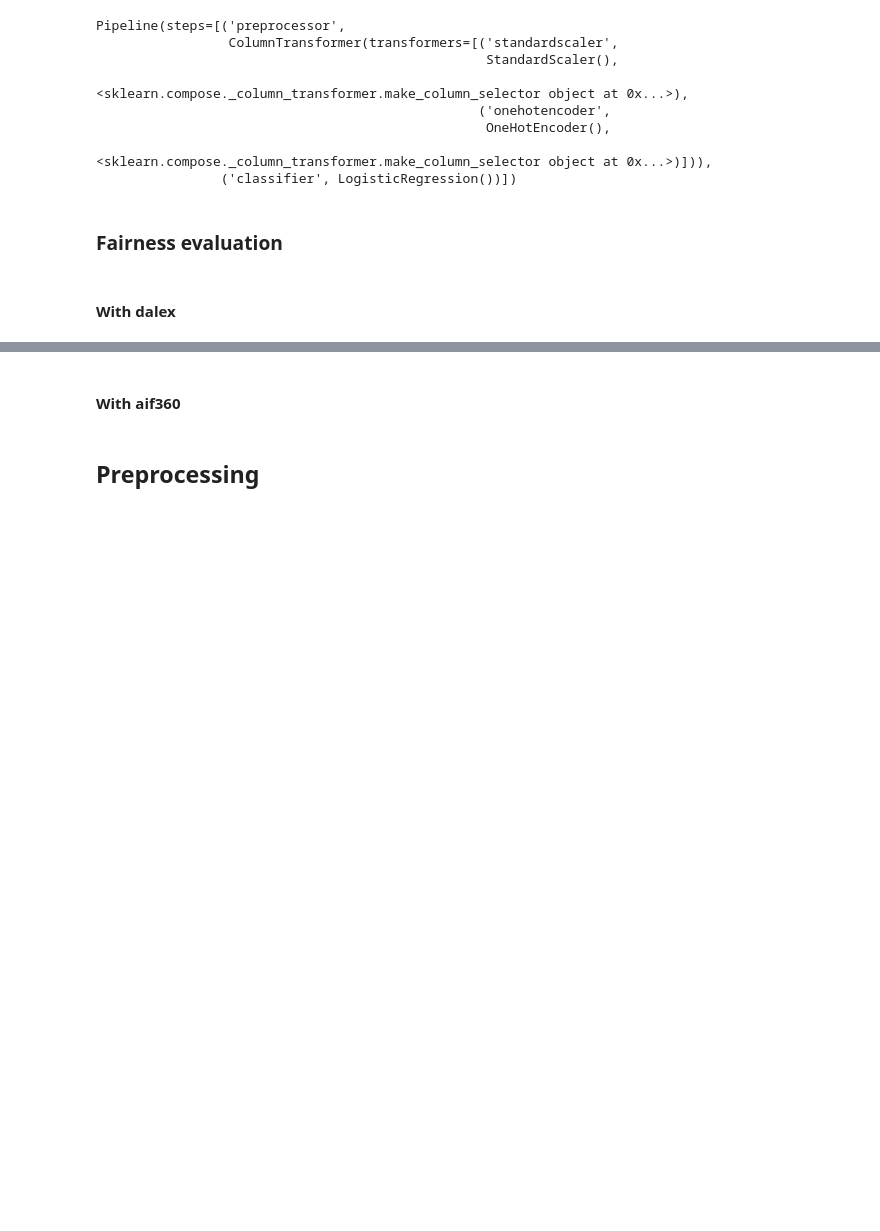
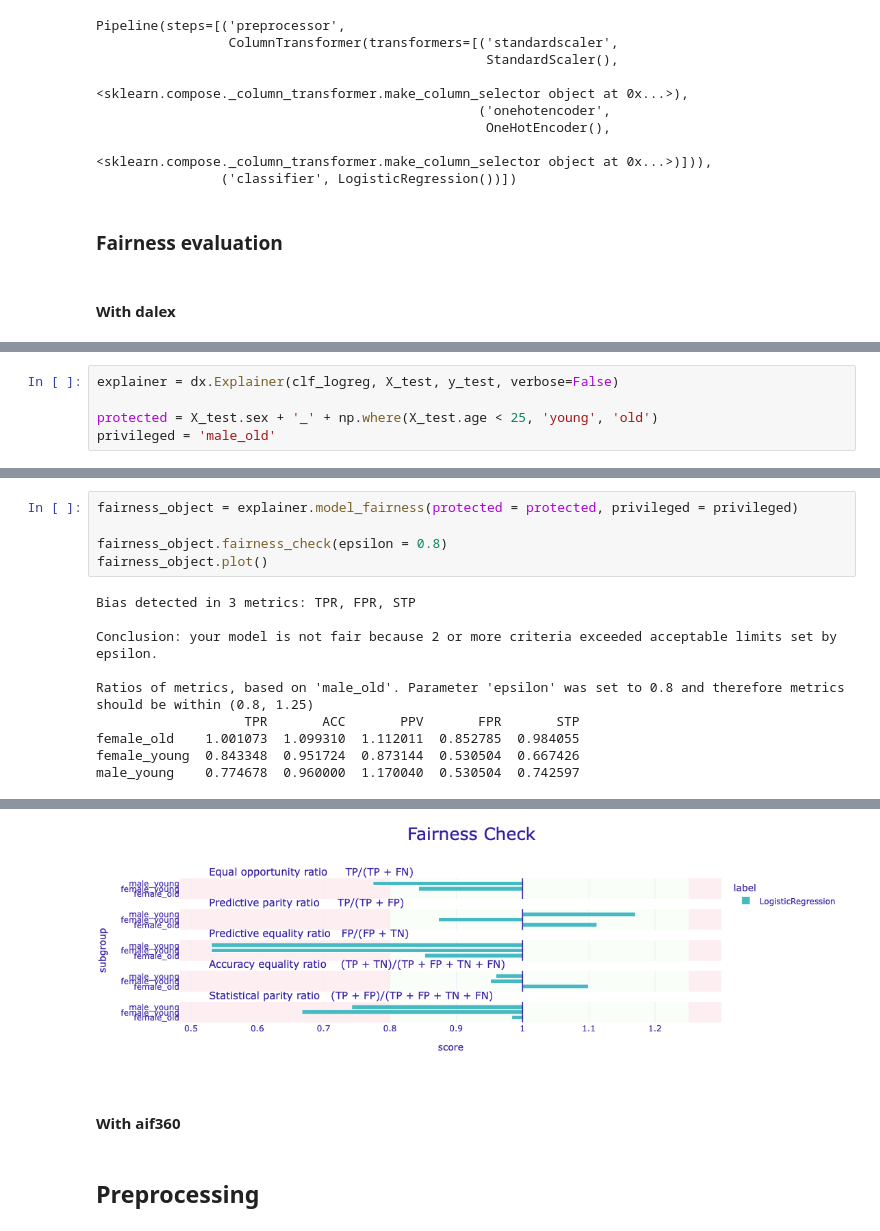
Before and after one commit to datacraft-paris/ethical-ai-toolkit, a Jupyter notebook: notebooks/ethical_ai.ipynb, the cells around one changed output, grey strips where cells are left out. Drawn from its saved outputs; the diff is of its cells as text; blank space fills up the shorter version.

```diff
--- a/notebooks/ethical_ai.ipynb
+++ b/notebooks/ethical_ai.ipynb
@@ -116,0 +119,5 @@ The main object of dalex is the Explainer container. It takes as input a dataset
+# %%
+explainer = dx.Explainer(clf_logreg, X_test, y_test, verbose=False)
+
+protected = X_test.sex + '_' + np.where(X_test.age < 25, 'young', 'old')
+privileged = 'male_old'
@@ -116,0 +131,15 @@ The main object of dalex is the Explainer container. It takes as input a dataset
+# %%
+fairness_object = explainer.model_fairness(protected = protected, privileged = privileged)
+
+fairness_object.fairness_check(epsilon = 0.8)
+fairness_object.plot()
+# %% [output]
+Bias detected in 3 metrics: TPR, FPR, STP
+
+Conclusion: your model is not fair because 2 or more criteria exceeded acceptable limits set by epsilon.
+
+Ratios of metrics, based on 'male_old'. Parameter 'epsilon' was set to 0.8 and therefore metrics should be within (0.8, 1.25)
+                   TPR       ACC       PPV       FPR       STP
+female_old    1.001073  1.099310  1.112011  0.852785  0.984055
+female_young  0.843348  0.951724  0.873144  0.530504  0.667426
+male_young    0.774678  0.960000  1.170040  0.530504  0.742597
@@ -117,3 +147,4 @@ The main object of dalex is the Explainer container. It takes as input a dataset
+[figure, added]
 # %% [markdown]
 <h4> With aif360 </h3>
 # %% [markdown]
```
Also changed, not shown: parts of 4 cells of this notebook.
